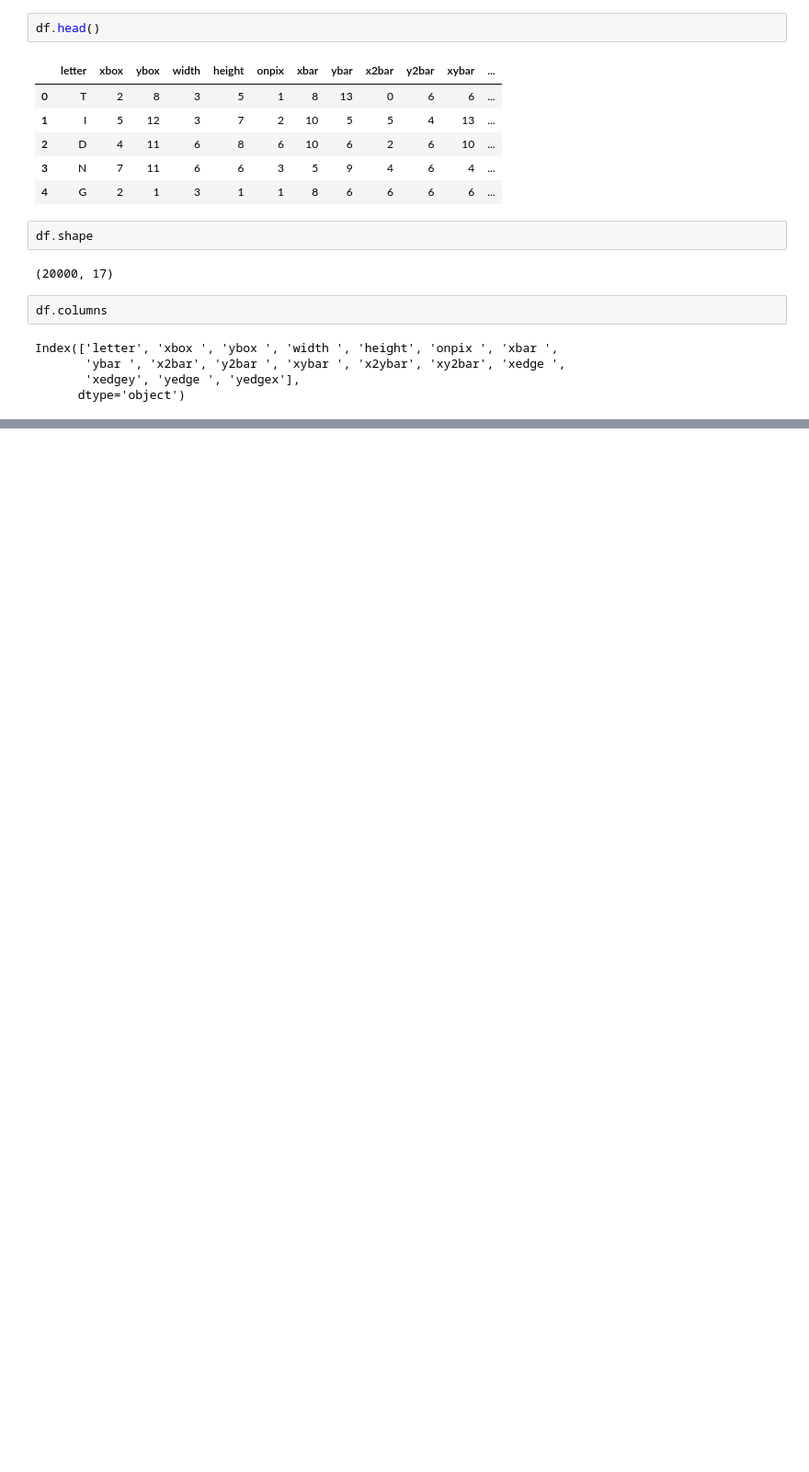
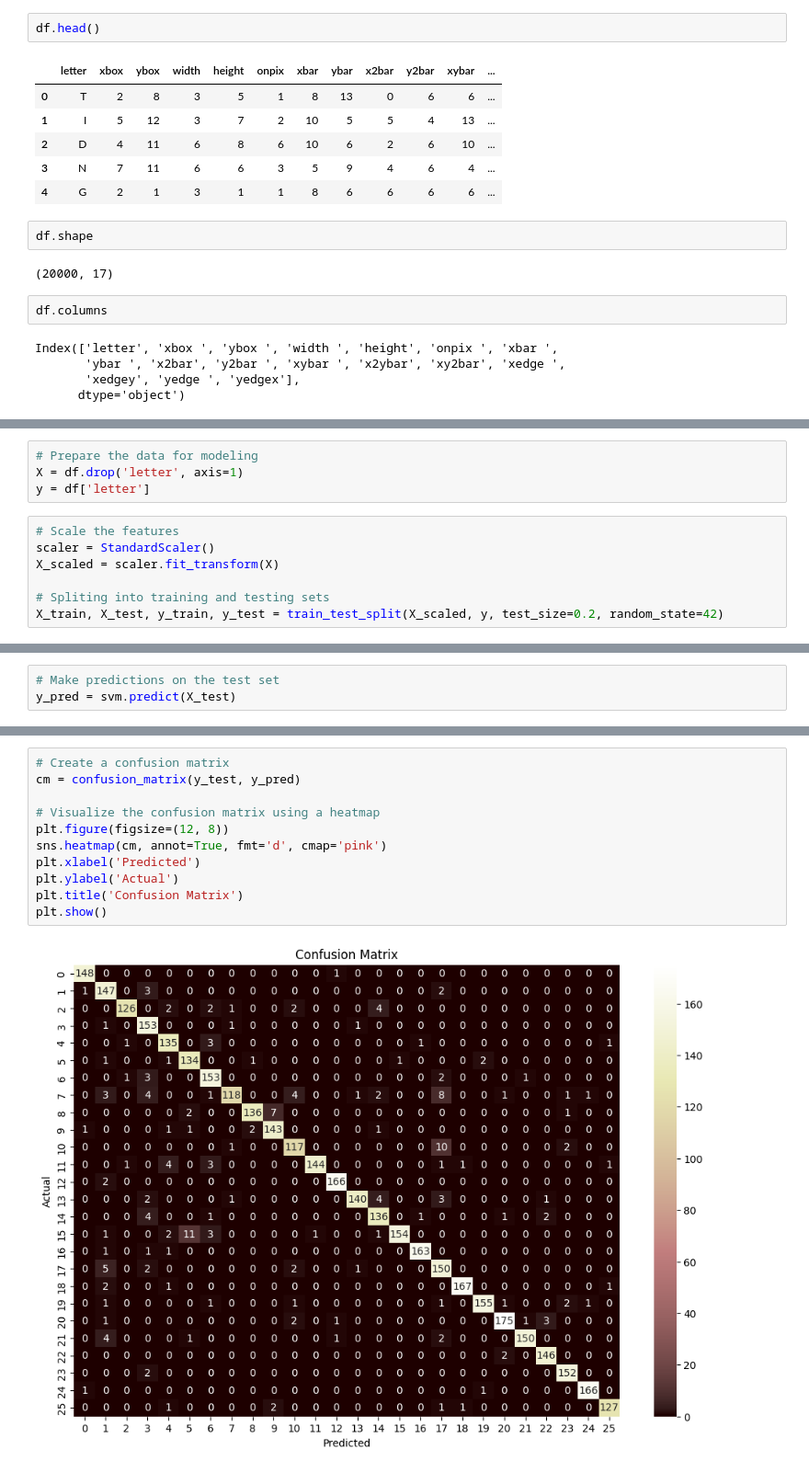
Before and after one commit to Aswinramesh04/100-Days-of-DataScience, a Jupyter notebook: Day41_Non_Linear_SVM.ipynb, the cells around one changed output, grey strips where cells are left out. Shown: that part at 92% size. Cells and saved outputs as stored; diff of their text form; blank space fills up the shorter version.

```diff
--- a/Day41_Non_Linear_SVM.ipynb
+++ b/Day41_Non_Linear_SVM.ipynb
@@ -81 +62,12 @@ x_train,x_test,y_train,y_test = train_test_split(X, Y, test_size=0.20, random_st
+# %%
+# Prepare the data for modeling
+X = df.drop('letter', axis=1)
+y = df['letter']
+# %%
+# Scale the features
+scaler = StandardScaler()
+X_scaled = scaler.fit_transform(X)
+
+# Spliting into training and testing sets
+X_train, X_test, y_train, y_test = train_test_split(X_scaled, y, test_size=0.2, random_state=42)
 # %%
@@ -85,0 +79,3 @@ ValueError: ignored
+# %%
+# Make predictions on the test set
+y_pred = svm.predict(X_test)
@@ -85,0 +106,13 @@ ValueError: ignored
+# %%
+# Create a confusion matrix
+cm = confusion_matrix(y_test, y_pred)
+
+# Visualize the confusion matrix using a heatmap
+plt.figure(figsize=(12, 8))
+sns.heatmap(cm, annot=True, fmt='d', cmap='pink')
+plt.xlabel('Predicted')
+plt.ylabel('Actual')
+plt.title('Confusion Matrix')
+plt.show()
+# %% [output]
+[figure, added]
```
Also changed, not shown: parts of 7 cells of this notebook.
